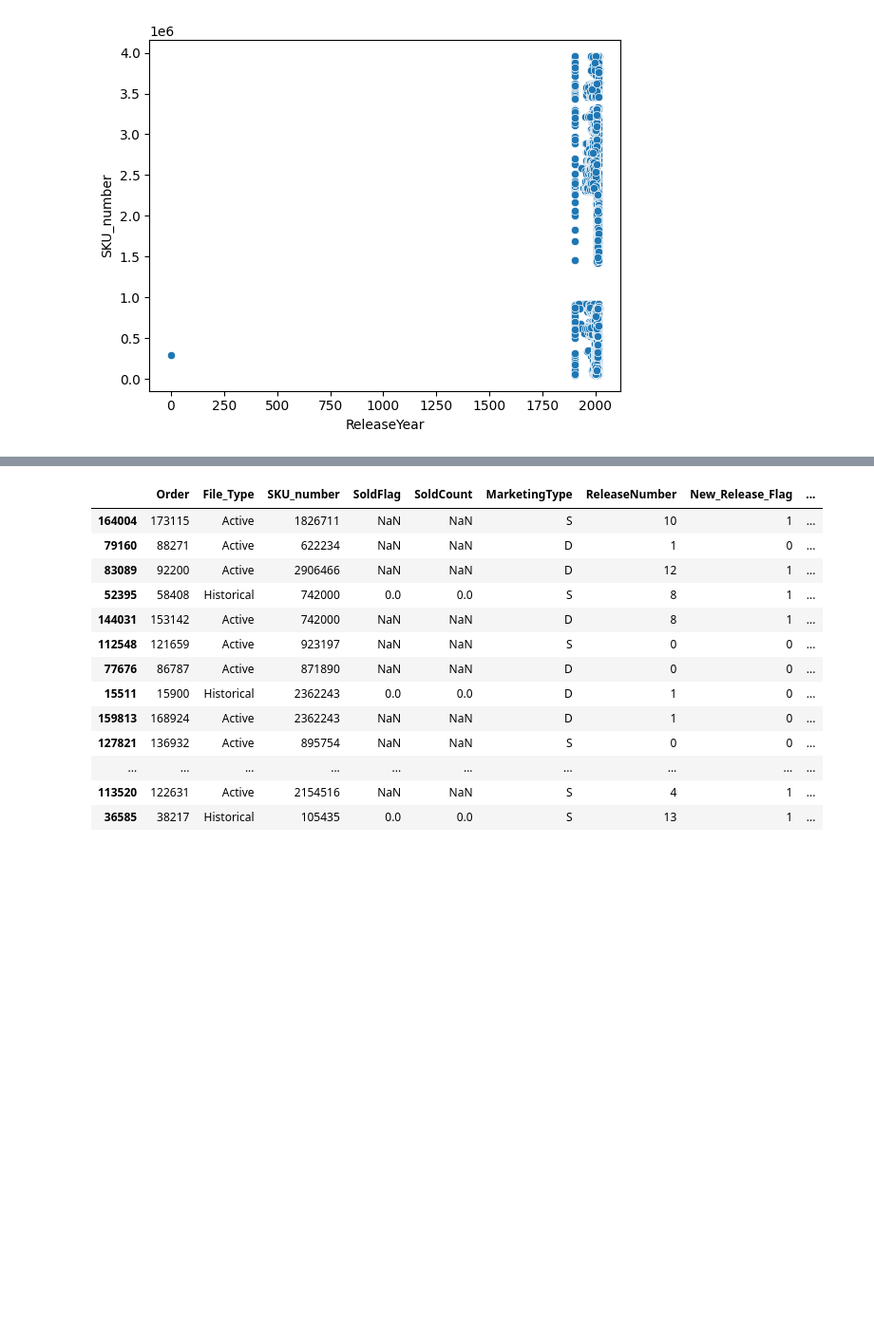
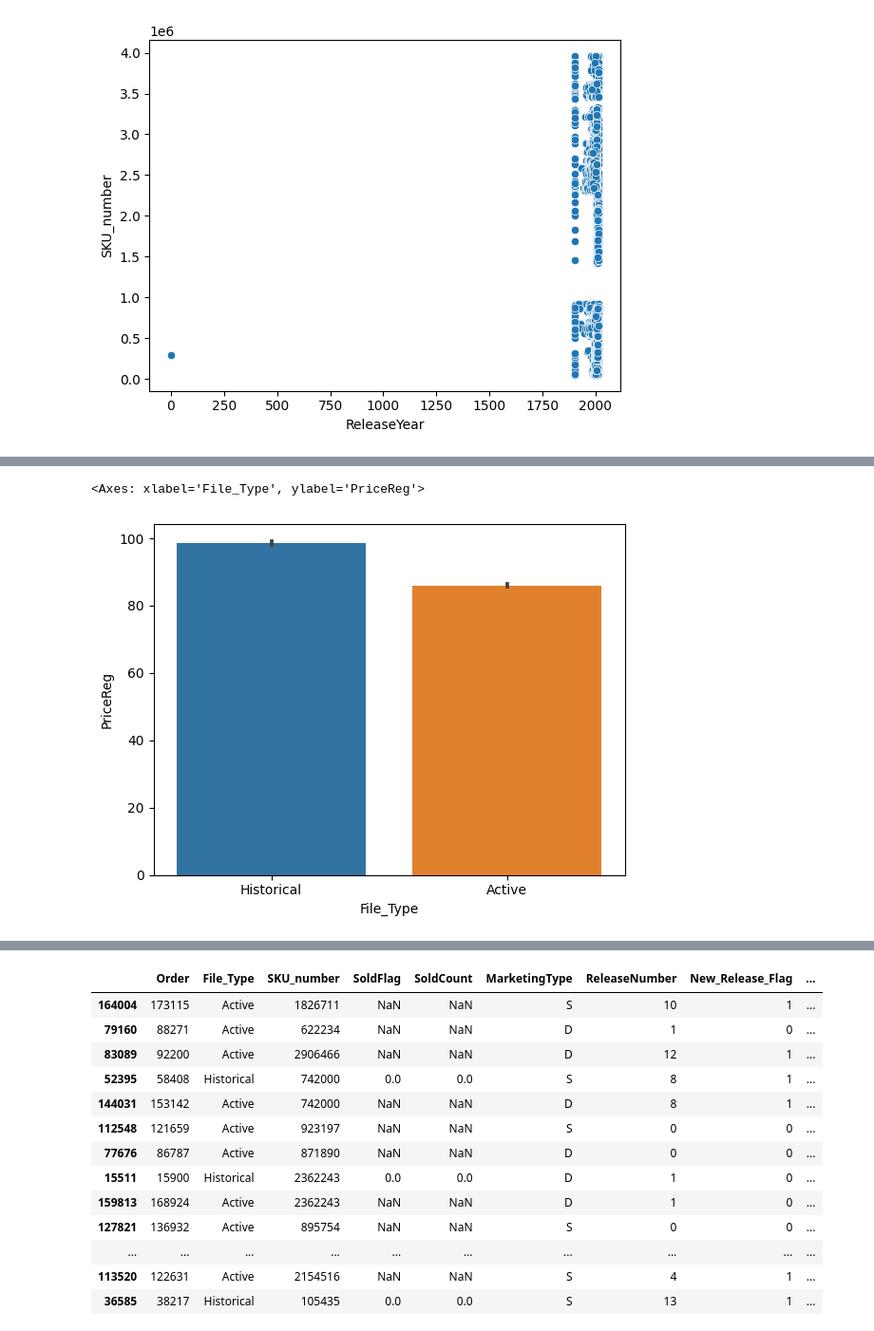
Before and after one commit to hanklokyaw/Weekly_coding_practice, a Jupyter notebook: inventory_sales.ipynb, the cells around one changed output, grey strips where cells are left out. Shown at 95% size. Drawn from its saved outputs; the diff is of its cells as text; code cells hidden in the pictures; blank space fills up the shorter version.

```diff
--- a/inventory_sales.ipynb
+++ b/inventory_sales.ipynb
@@ -20,0 +31,5 @@ sns.scatterplot(y="SKU_number", x="ReleaseYear", data= df)
+# %%
+sns.barplot(data=df, x="File_Type", y="PriceReg")
+# %% [output]
+<Axes: xlabel='File_Type', ylabel='PriceReg'>
+[figure, added]
```
Also changed, not shown: parts of 8 cells of this notebook.
